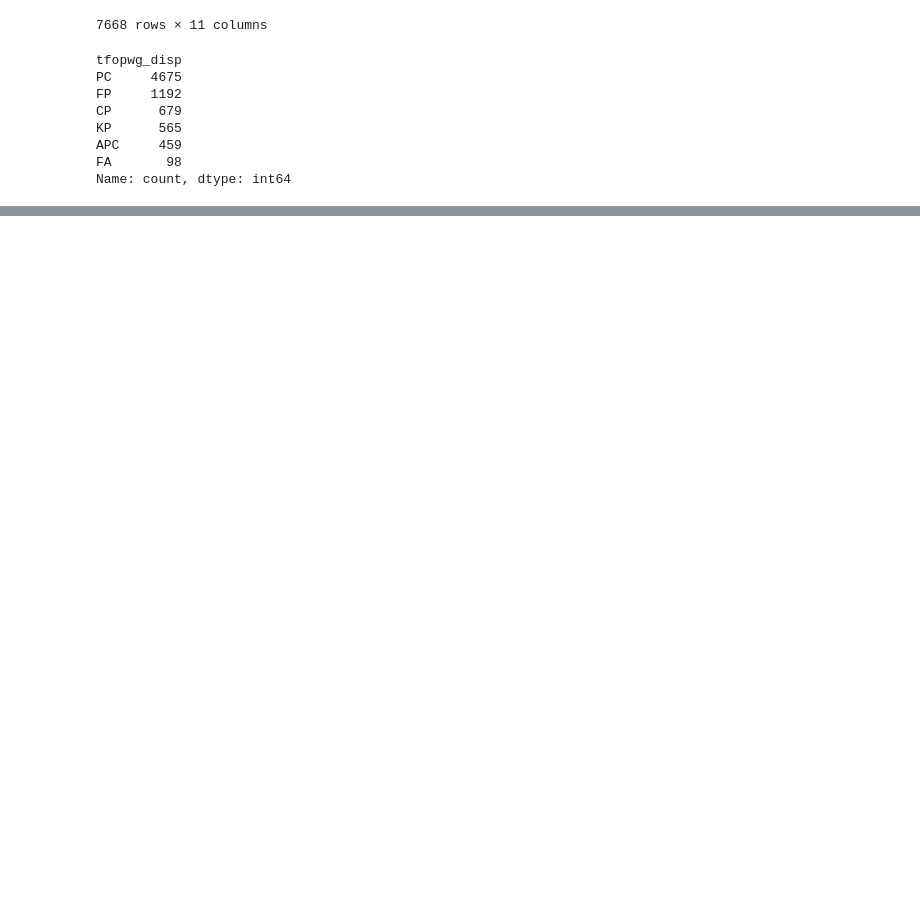
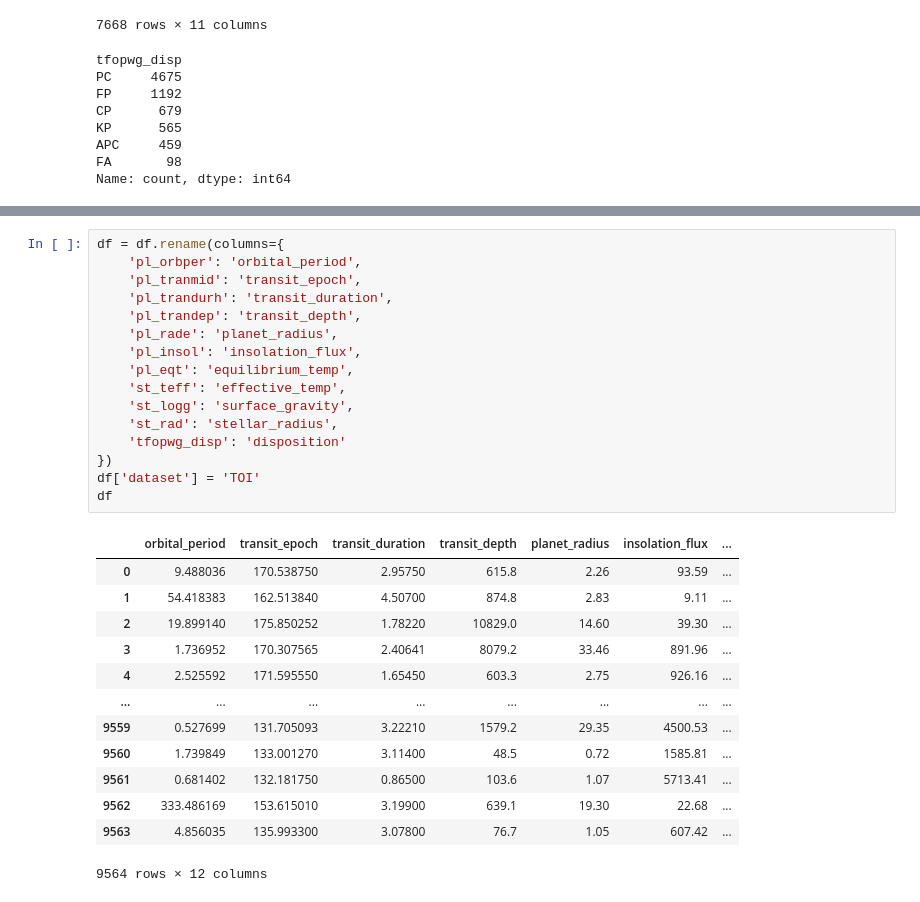
Before and after one commit to samarthssinghal/nasa-hunt-for-exoplanet, a Jupyter notebook: notebooks/analyze_toi_data.ipynb, the cells around one changed output, grey strips where cells are left out. Cells and saved outputs as stored; diff of their text form; blank space fills up the shorter version.

```diff
--- a/notebooks/analyze_toi_data.ipynb
+++ b/notebooks/analyze_toi_data.ipynb
@@ -56,0 +62,30 @@ Name: count, dtype: int64
+# %%
+df = df.rename(columns={
+    'pl_orbper': 'orbital_period',
+    'pl_tranmid': 'transit_epoch',
+    'pl_trandurh': 'transit_duration',
+    'pl_trandep': 'transit_depth',
+    'pl_rade': 'planet_radius',
+    'pl_insol': 'insolation_flux',
+    'pl_eqt': 'equilibrium_temp',
+    'st_teff': 'effective_temp',
+    'st_logg': 'surface_gravity',
+    'st_rad': 'stellar_radius',
+    'tfopwg_disp': 'disposition'
+})
+df['dataset'] = 'TOI'
+df
+# %% [output]
+|  | orbital_period | transit_epoch | transit_duration | transit_depth | planet_radius | insolation_flux | ... |
+| 0 | 9.488036 | 170.538750 | 2.95750 | 615.8 | 2.26 | 93.59 | ... |
+| 1 | 54.418383 | 162.513840 | 4.50700 | 874.8 | 2.83 | 9.11 | ... |
+| 2 | 19.899140 | 175.850252 | 1.78220 | 10829.0 | 14.60 | 39.30 | ... |
+| 3 | 1.736952 | 170.307565 | 2.40641 | 8079.2 | 33.46 | 891.96 | ... |
+| 4 | 2.525592 | 171.595550 | 1.65450 | 603.3 | 2.75 | 926.16 | ... |
+| ... | ... | ... | ... | ... | ... | ... | ... |
+| 9559 | 0.527699 | 131.705093 | 3.22210 | 1579.2 | 29.35 | 4500.53 | ... |
+| 9560 | 1.739849 | 133.001270 | 3.11400 | 48.5 | 0.72 | 1585.81 | ... |
+| 9561 | 0.681402 | 132.181750 | 0.86500 | 103.6 | 1.07 | 5713.41 | ... |
+| 9562 | 333.486169 | 153.615010 | 3.19900 | 639.1 | 19.30 | 22.68 | ... |
+| 9563 | 4.856035 | 135.993300 | 3.07800 | 76.7 | 1.05 | 607.42 | ... |
+9564 rows × 12 columns
```
Also changed, not shown: parts of 1 cell of this notebook, 2 other files.
